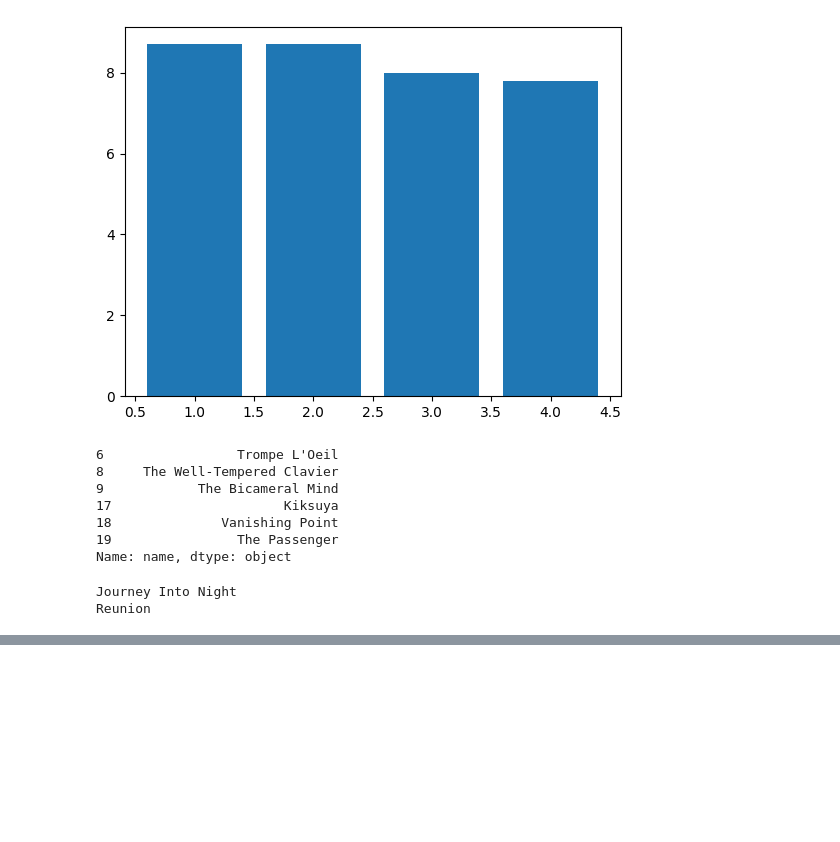
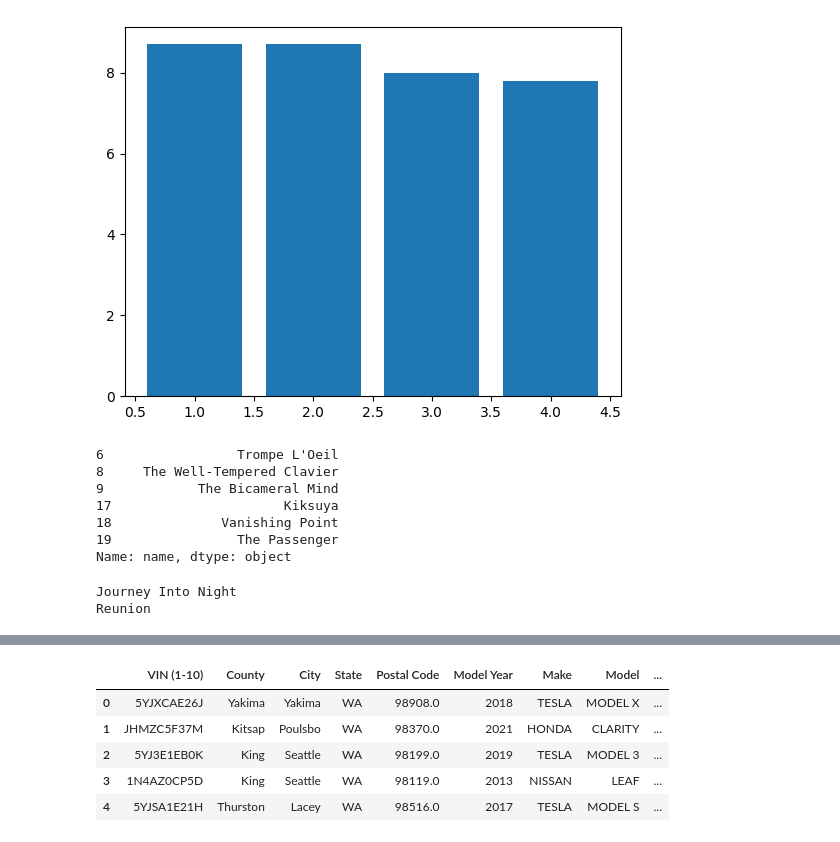
Before and after one commit to AKISHPOTHURI/DataScienceAssignment, a Jupyter notebook: python.ipynb, the cells around one changed output, grey strips where cells are left out. Saved outputs shown, nothing was run; the diff lists cells and outputs as text; code cells hidden in the pictures; blank space fills up the shorter version.

```diff
--- a/python.ipynb
+++ b/python.ipynb
@@ -628,0 +675,10 @@ Name: name, dtype: object
+# %%
+tesla = pd.read_csv("Electric_Vehicle_Population_Data.csv")
+tesla.head() # total rows in this dataset is 130443.
+# %% [output]
+|  | VIN (1-10) | County | City | State | Postal Code | Model Year | Make | Model | ... |
+| 0 | 5YJXCAE26J | Yakima | Yakima | WA | 98908.0 | 2018 | TESLA | MODEL X | ... |
+| 1 | JHMZC5F37M | Kitsap | Poulsbo | WA | 98370.0 | 2021 | HONDA | CLARITY | ... |
+| 2 | 5YJ3E1EB0K | King | Seattle | WA | 98199.0 | 2019 | TESLA | MODEL 3 | ... |
+| 3 | 1N4AZ0CP5D | King | Seattle | WA | 98119.0 | 2013 | NISSAN | LEAF | ... |
+| 4 | 5YJSA1E21H | Thurston | Lacey | WA | 98516.0 | 2017 | TESLA | MODEL S | ... |
```
Also changed, not shown: parts of 14 cells of this notebook, 3 other files.
